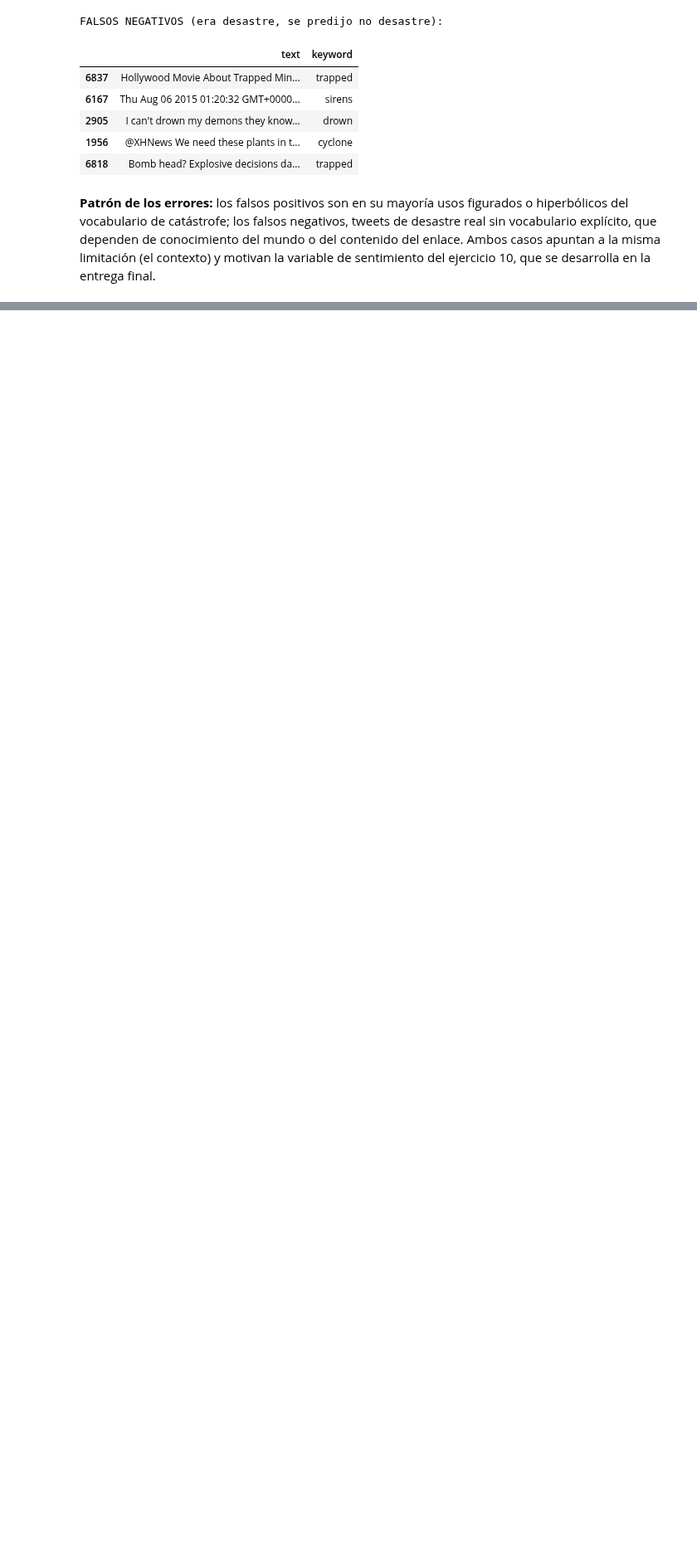
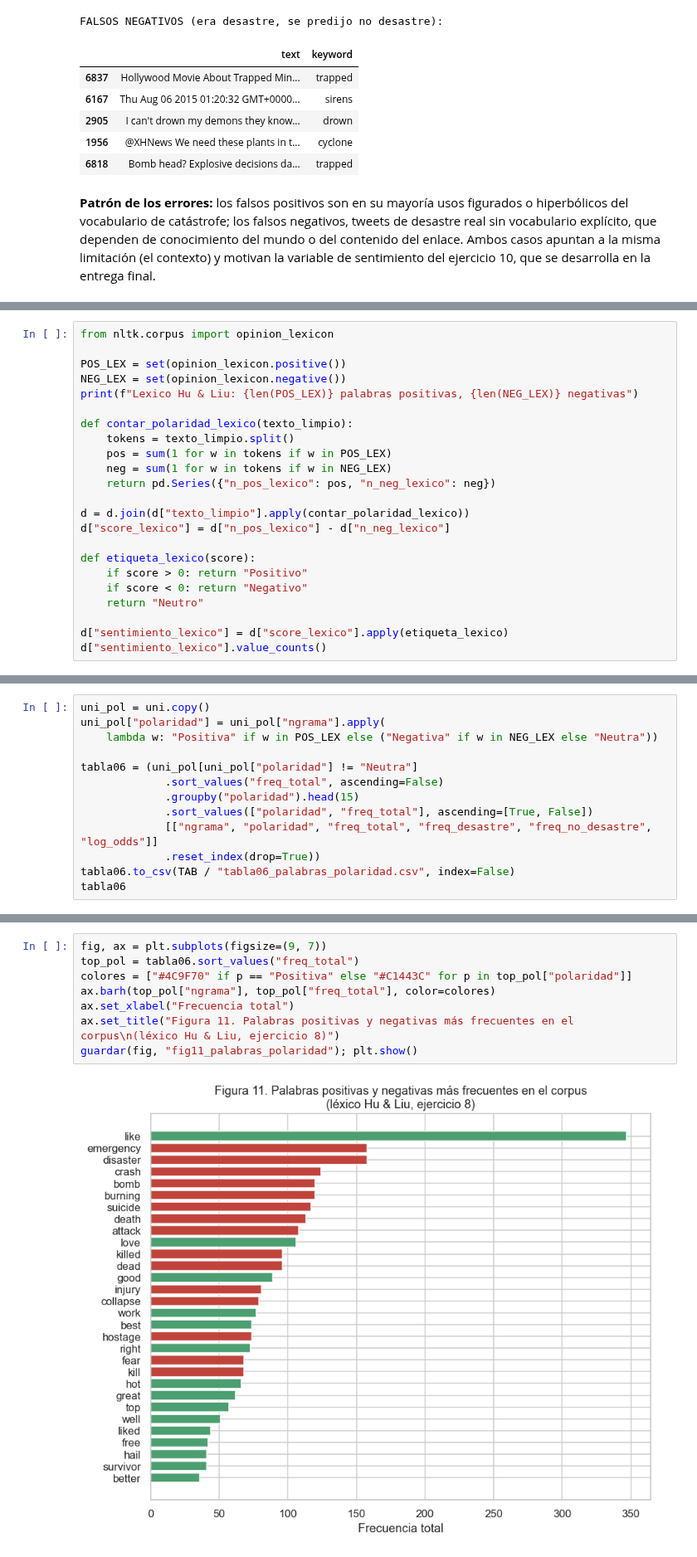
Before and after one commit to nicollegordillo/Mineria-de-Textos-y-analisis-de-sentimiento, a Jupyter notebook: Lab5_mineria_texto.ipynb, the cells around one changed output, grey strips where cells are left out. Shown at 83% size. Saved outputs shown, nothing was run; the diff lists cells and outputs as text; blank space fills up the shorter version.

Commit message:
Added: ejercicios 7, 8 y 9 (funcion de clasificacion, analisis de sentimiento y tweets mas negativos/positivos)

```diff
--- a/Lab5_mineria_texto.ipynb
+++ b/Lab5_mineria_texto.ipynb
@@ -975,0 +1079,23 @@ la misma limitación (el contexto) y motivan la variable de sentimiento del ejer
+# %%
+from nltk.corpus import opinion_lexicon
+
+POS_LEX = set(opinion_lexicon.positive())
+NEG_LEX = set(opinion_lexicon.negative())
+print(f"Lexico Hu & Liu: {len(POS_LEX)} palabras positivas, {len(NEG_LEX)} negativas")
+
+def contar_polaridad_lexico(texto_limpio):
+    tokens = texto_limpio.split()
+    pos = sum(1 for w in tokens if w in POS_LEX)
+    neg = sum(1 for w in tokens if w in NEG_LEX)
+    return pd.Series({"n_pos_lexico": pos, "n_neg_lexico": neg})
+
+d = d.join(d["texto_limpio"].apply(contar_polaridad_lexico))
+d["score_lexico"] = d["n_pos_lexico"] - d["n_neg_lexico"]
+
+def etiqueta_lexico(score):
+    if score > 0: return "Positivo"
+    if score < 0: return "Negativo"
+    return "Neutro"
+
+d["sentimiento_lexico"] = d["score_lexico"].apply(etiqueta_lexico)
+d["sentimiento_lexico"].value_counts()
@@ -975,0 +1115,13 @@ la misma limitación (el contexto) y motivan la variable de sentimiento del ejer
+# %%
+uni_pol = uni.copy()
+uni_pol["polaridad"] = uni_pol["ngrama"].apply(
+    lambda w: "Positiva" if w in POS_LEX else ("Negativa" if w in NEG_LEX else "Neutra"))
+
+tabla06 = (uni_pol[uni_pol["polaridad"] != "Neutra"]
+             .sort_values("freq_total", ascending=False)
+             .groupby("polaridad").head(15)
+             .sort_values(["polaridad", "freq_total"], ascending=[True, False])
+             [["ngrama", "polaridad", "freq_total", "freq_desastre", "freq_no_desastre", "log_odds"]]
+             .reset_index(drop=True))
+tabla06.to_csv(TAB / "tabla06_palabras_polaridad.csv", index=False)
+tabla06
@@ -975,0 +1146,10 @@ la misma limitación (el contexto) y motivan la variable de sentimiento del ejer
+# %%
+fig, ax = plt.subplots(figsize=(9, 7))
+top_pol = tabla06.sort_values("freq_total")
+colores = ["#4C9F70" if p == "Positiva" else "#C1443C" for p in top_pol["polaridad"]]
+ax.barh(top_pol["ngrama"], top_pol["freq_total"], color=colores)
+ax.set_xlabel("Frecuencia total")
+ax.set_title("Figura 11. Palabras positivas y negativas más frecuentes en el corpus\n(léxico Hu & Liu, ejercicio 8)")
+guardar(fig, "fig11_palabras_polaridad"); plt.show()
+# %% [output]
+[figure, added]
```
Also changed, not shown: parts of 36 cells of this notebook, 21 other files.
